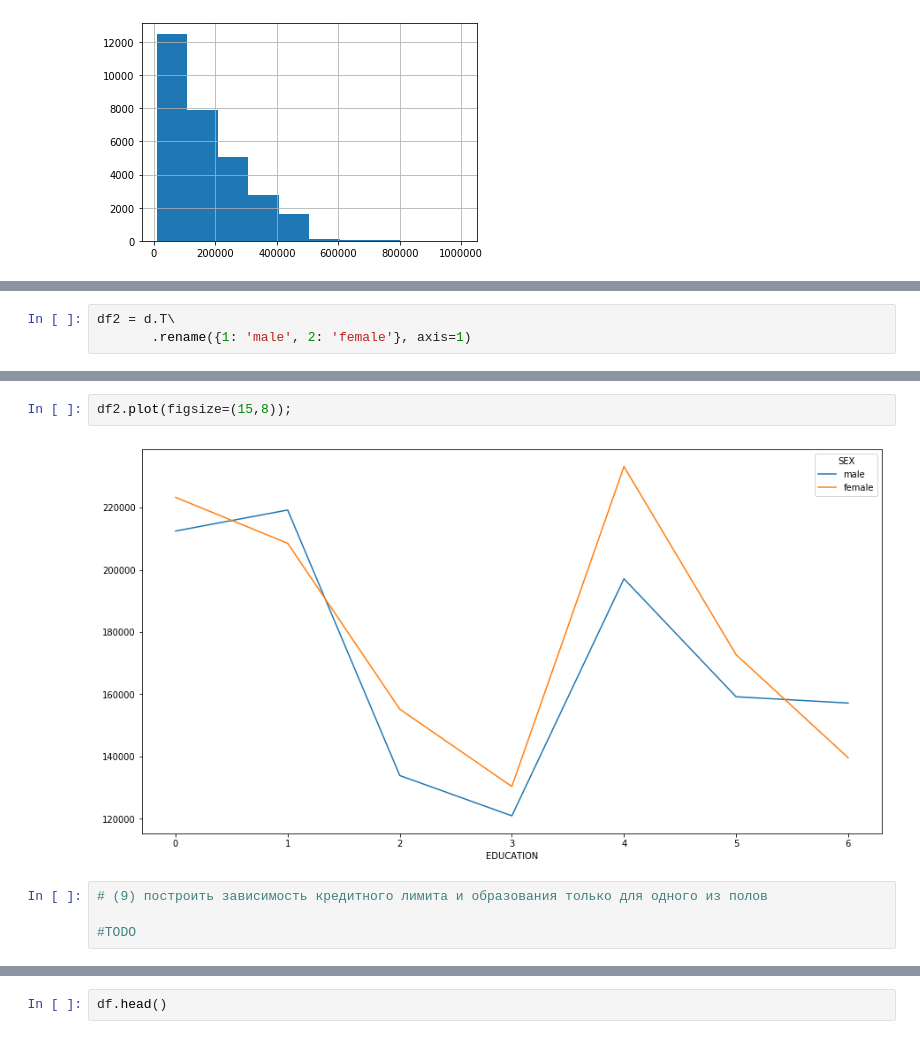
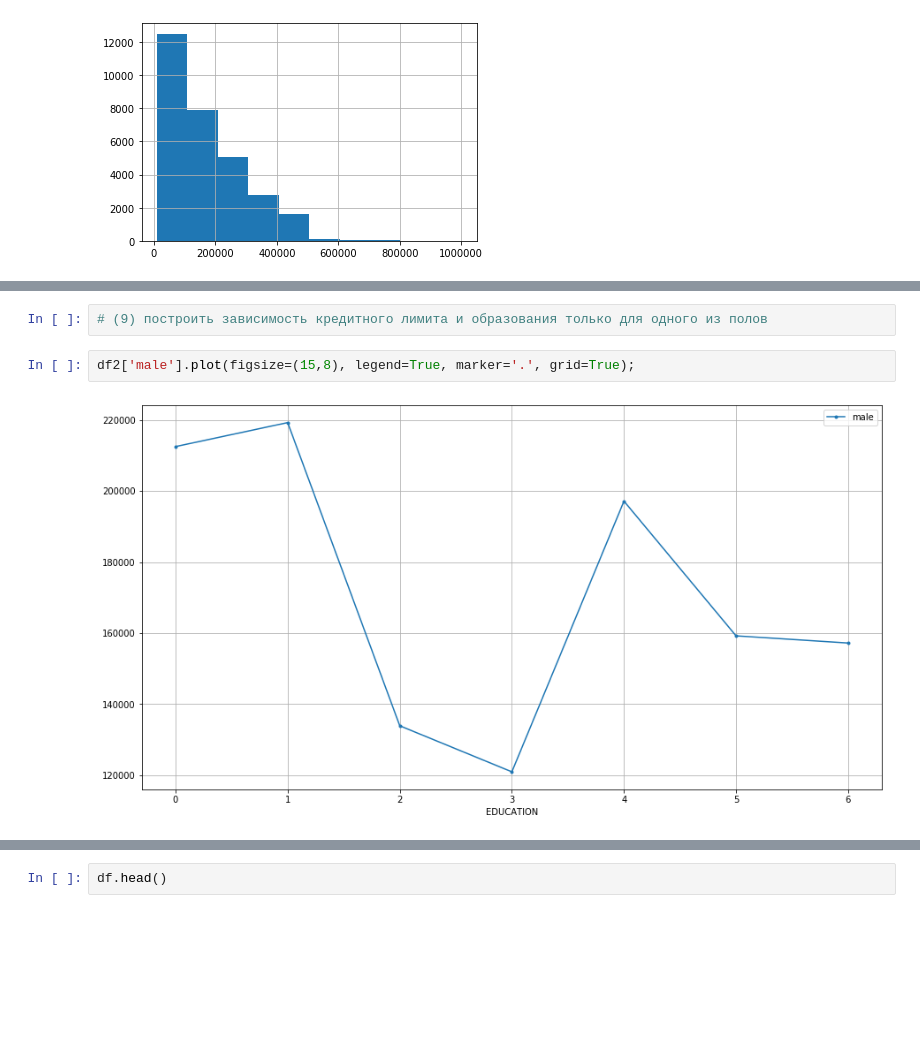
Before and after one commit to GoryachevaT/DataGym, a Jupyter notebook: homeworks/hw_01/hw_01.ipynb, the cells around one changed output, grey strips where cells are left out. Saved outputs shown, nothing was run; the diff lists cells and outputs as text; blank space fills up the shorter version.

```diff
--- a/homeworks/hw_01/hw_01.ipynb
+++ b/homeworks/hw_01/hw_01.ipynb
@@ -176,3 +150,0 @@ import matplotlib.pyplot as plt
-# %%
-df2 = d.T\
-       .rename({1: 'male', 2: 'female'}, axis=1)
@@ -191,8 +155,6 @@ df2
+# %%
+# (9) построить зависимость кредитного лимита и образования только для одного из полов
 # %%
-df2.plot(figsize=(15,8));
+df2['male'].plot(figsize=(15,8), legend=True, marker='.', grid=True);
 # %% [output]
-[figure, old version]
+[figure, new version]
-# %%
-# (9) построить зависимость кредитного лимита и образования только для одного из полов
-
-#TODO
```
Also changed, not shown: parts of 23 cells of this notebook.
